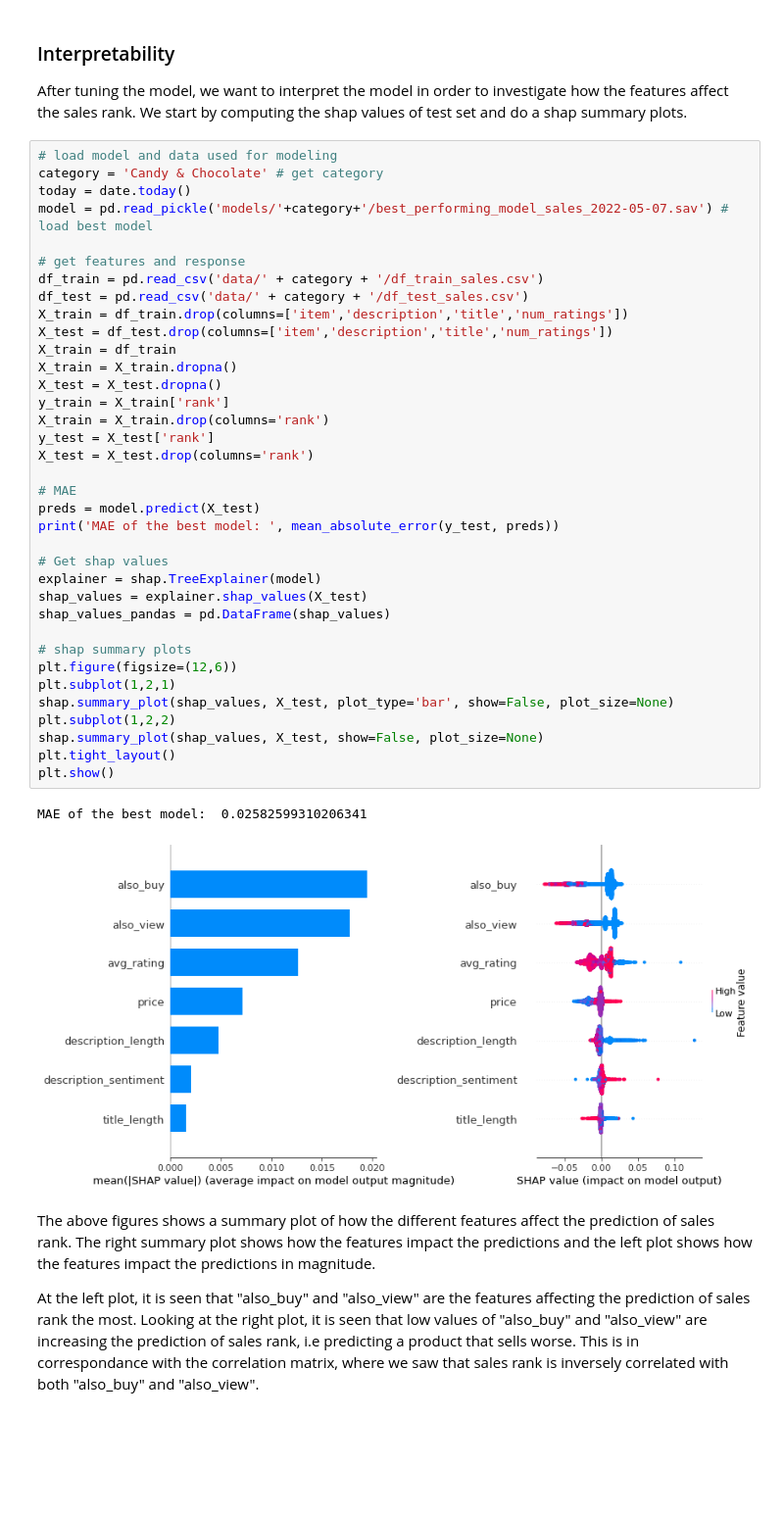
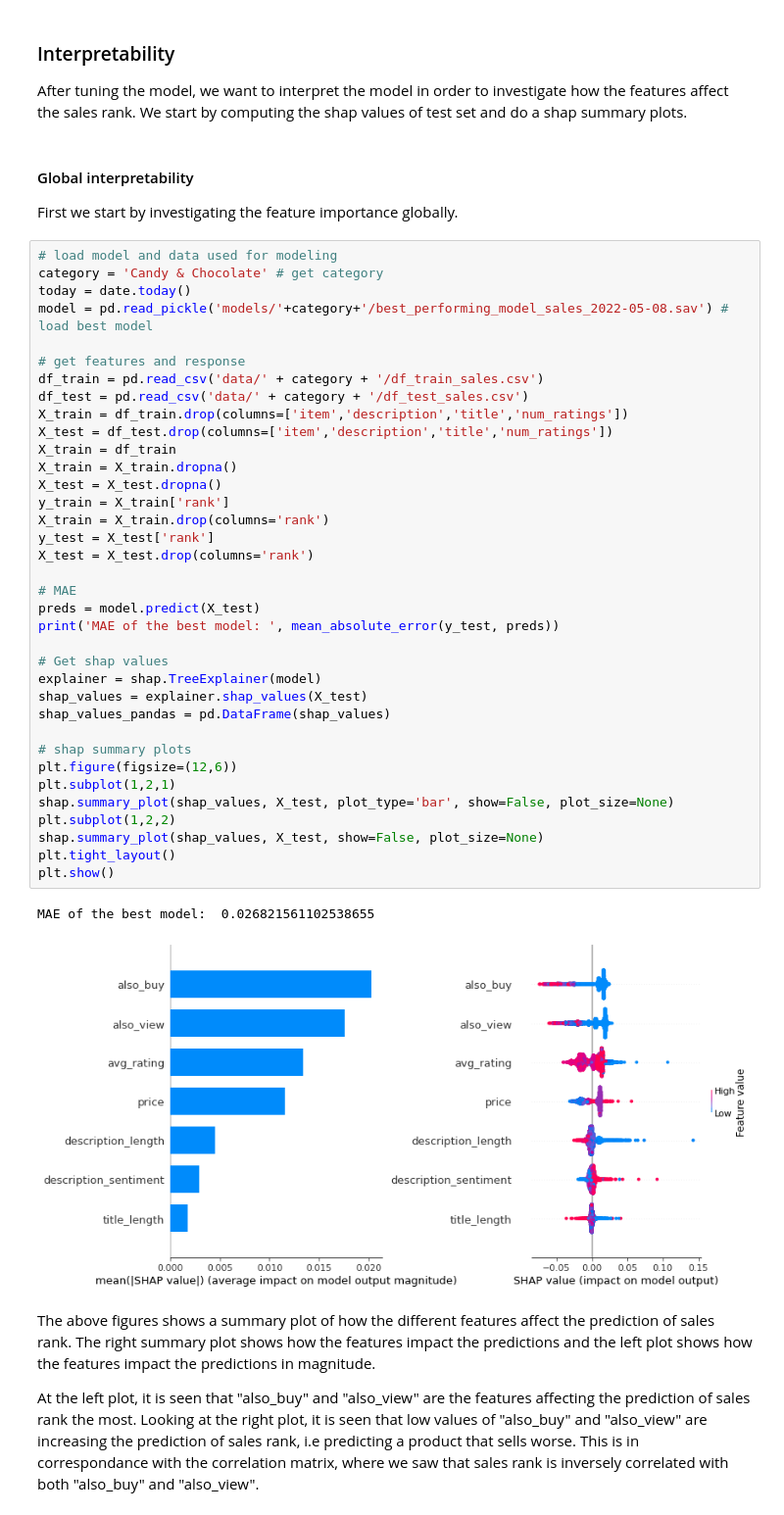
Before and after one commit to FKjaeren/Advanced_BA_project, a Jupyter notebook: Technical_report.ipynb, the cells around one changed output. Shown at 98% size. Drawn from its saved outputs; the diff is of its cells as text; blank space fills up the shorter version.

Commit message:
global and local interpretability of sales + new sales model

```diff
--- a/Technical_report.ipynb
+++ b/Technical_report.ipynb
@@ -1117,45 +1119,48 @@ The best model after running the function "train_regression_models" is a catboos
 ### Interpretability
 
 After tuning the model, we want to interpret the model in order to investigate how the features affect the sales rank. We start by computing the shap values of test set and do a shap summary plots.
+# %% [markdown]
+#### Global interpretability
+First we start by investigating the feature importance globally.
 # %%
 # load model and data used for modeling
 category = 'Candy & Chocolate' # get category
 today = date.today()
-model = pd.read_pickle('models/'+category+'/best_performing_model_sales_2022-05-07.sav') # load best model
+model = pd.read_pickle('models/'+category+'/best_performing_model_sales_2022-05-08.sav') # load best model
 
 # get features and response
 df_train = pd.read_csv('data/' + category + '/df_train_sales.csv')
 df_test = pd.read_csv('data/' + category + '/df_test_sales.csv')
 X_train = df_train.drop(columns=['item','description','title','num_ratings'])
 X_test = df_test.drop(columns=['item','description','title','num_ratings'])
 X_train = df_train
 X_train = X_train.dropna()
 X_test = X_test.dropna()
 y_train = X_train['rank']
 X_train = X_train.drop(columns='rank')
 y_test = X_test['rank']
 X_test = X_test.drop(columns='rank')
 
 # MAE
 preds = model.predict(X_test)
 print('MAE of the best model: ', mean_absolute_error(y_test, preds))
 
 # Get shap values
 explainer = shap.TreeExplainer(model)
 shap_values = explainer.shap_values(X_test)
 shap_values_pandas = pd.DataFrame(shap_values)
 
 # shap summary plots
 plt.figure(figsize=(12,6))
 plt.subplot(1,2,1)
 shap.summary_plot(shap_values, X_test, plot_type='bar', show=False, plot_size=None)
 plt.subplot(1,2,2)
 shap.summary_plot(shap_values, X_test, show=False, plot_size=None)
 plt.tight_layout()
 plt.show()
 # %% [output]
-MAE of the best model:  0.02582599310206341
+MAE of the best model:  0.026821561102538655
-[figure, old version]
+[figure, new version]
 # %% [markdown]
 The above figures shows a summary plot of how the different features affect the prediction of sales rank. The right summary plot shows how the features impact the predictions and the left plot shows how the features impact the predictions in magnitude.
 
```
Also changed, not shown: parts of 7 cells of this notebook, 1 other file.
